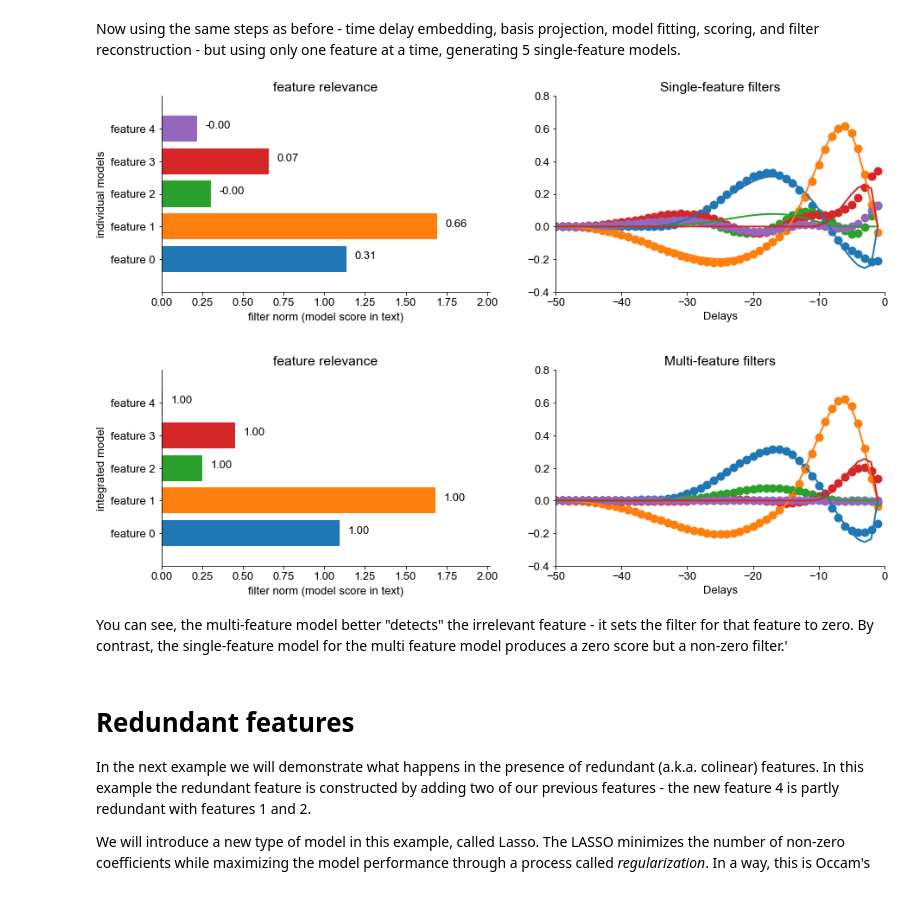
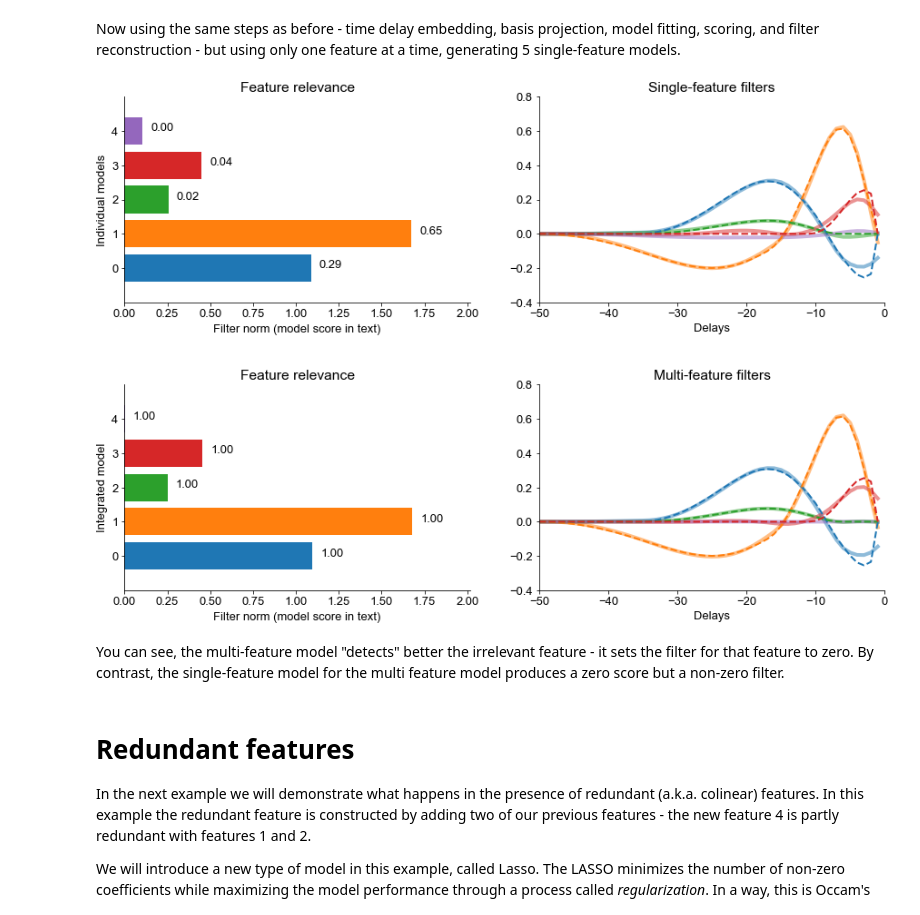
Before and after one commit to janclemenslab/glm_utils, a Jupyter notebook: demo/multiple_inputs.ipynb, the cells around one changed output. Drawn from its saved outputs; the diff is of its cells as text; code cells hidden in the pictures.

Commit message:
update single vs multi

```diff
--- a/demo/multiple_inputs.ipynb
+++ b/demo/multiple_inputs.ipynb
@@ -302,7 +301,7 @@ estimated_filters_list = []
 for ii in range(nb_stim+1):
 
     # time-delay-embedding
-    Xs, ys = time_delay_embedding(x_irrelevant[:,ii], y, window_size=window_size, flatten_inside_window=True)
+    Xs, ys = time_delay_embedding(x_irrelevant[:,ii], y, window_size=filter_duration, flatten_inside_window=True)
 
     # project
     Xs_b = basis_projection.transform(Xs)
@@ -314,7 +313,7 @@ for ii in range(nb_stim+1):
     # reconstruct
     basis_weights = lr.coef_
     estimated_filters = basis_projection.inverse_transform(basis_weights)
-    estimated_filters = estimated_filters.reshape((-1,window_size))
+    estimated_filters = estimated_filters.reshape((-1,filter_duration))
 
     # save results
     scores_list.append(lr.score(Xs_b[test_idxs], ys[test_idxs]))
@@ -325,47 +324,49 @@ for ii in range(nb_stim+1):
 features_names = [f'feature {ii}' for ii in range(nb_stim+1)]
 estimated_filters = np.asarray(estimated_filters_list)
 filt_norms = np.linalg.norm(estimated_filters, axis=1)
 int_filt_norms = np.linalg.norm(integrated_model_filters, axis=1)
 
 plt.figure(figsize=[15,10])
 plt.subplot(221)
 for ii in range(nb_stim+1):
     plt.barh(ii,filt_norms[ii])
     plt.text(filt_norms[ii]+0.05, ii, s=f"{scores_list[ii]:0.2f}")
-plt.yticks(np.arange(nb_stim+1),features_names)
-plt.xlabel('filter norm (model score in text)')
-plt.title('feature relevance')
-plt.ylabel('individual models')
+plt.xlabel('Filter norm (model score in text)')
+plt.title('Feature relevance')
+plt.ylabel('Individual models')
+plt.yticks(np.arange(nb_stim+1),np.arange(nb_stim+1))
 plt.xlim([0,np.max(int_filt_norms)*1.2])
 plt.subplot(222)
 for ii in range(nb_stim+1):
-    plt.plot(T,estimated_filters_list[ii], 'o', linewidth=2, markersize=10)
+    plt.plot(T,estimated_filters_list[ii], linewidth=4, alpha=0.5, label='Estimated filter')
 plt.gca().set_prop_cycle(None)
-plt.plot(T,filters, linewidth=2)
+plt.plot(T, filters, '--', linewidth=2, label='True filter')
 plt.xlabel('Delays')
 plt.title('Single-feature filters')
 
 plt.subplot(223)
 for ii in range(nb_stim+1):
     plt.barh(ii,int_filt_norms[ii])
     plt.text(int_filt_norms[ii]+0.05, ii, s=f"{integrated_model_score:0.2f}")
 plt.yticks(np.arange(nb_stim+1),features_names)
-plt.xlabel('filter norm (model score in text)')
-plt.title('feature relevance')
-plt.ylabel('integrated model')
+plt.xlabel('Filter norm (model score in text)')
+plt.title('Feature relevance')
+plt.ylabel('Integrated model')
+plt.yticks(np.arange(nb_stim+1),np.arange(nb_stim+1))
 plt.xlim([0,np.max(int_filt_norms)*1.2])
 plt.subplot(224)
-plt.plot(T,integrated_model_filters.T, 'o', linewidth=2, markersize=10)
+plt.plot(T, integrated_model_filters.T, linewidth=4, alpha=0.5, label='Estimated filter')
 plt.gca().set_prop_cycle(None)
-plt.plot(T,filters, linewidth=2)
+plt.plot(T, filters, '--', linewidth=2, label='True filter')
 plt.xlabel('Delays')
+plt.title('Filters')
 plt.title('Multi-feature filters')
 plt.subplots_adjust(hspace=0.4)
 plt.show()
 # %% [output]
-[figure, old version]
+[figure, new version]
 # %% [markdown]
-You can see, the multi-feature model better "detects" the irrelevant feature - it sets the filter for that feature to zero. By contrast, the single-feature model for the multi feature model produces a zero score but  a non-zero filter.'
+You can see, the multi-feature model "detects" better the irrelevant feature - it sets the filter for that feature to zero. By contrast, the single-feature model for the multi feature model produces a zero score but a non-zero filter.
 # %% [markdown]
 # Redundant features
 
```
Also changed, not shown: parts of 1 cell of this notebook.
